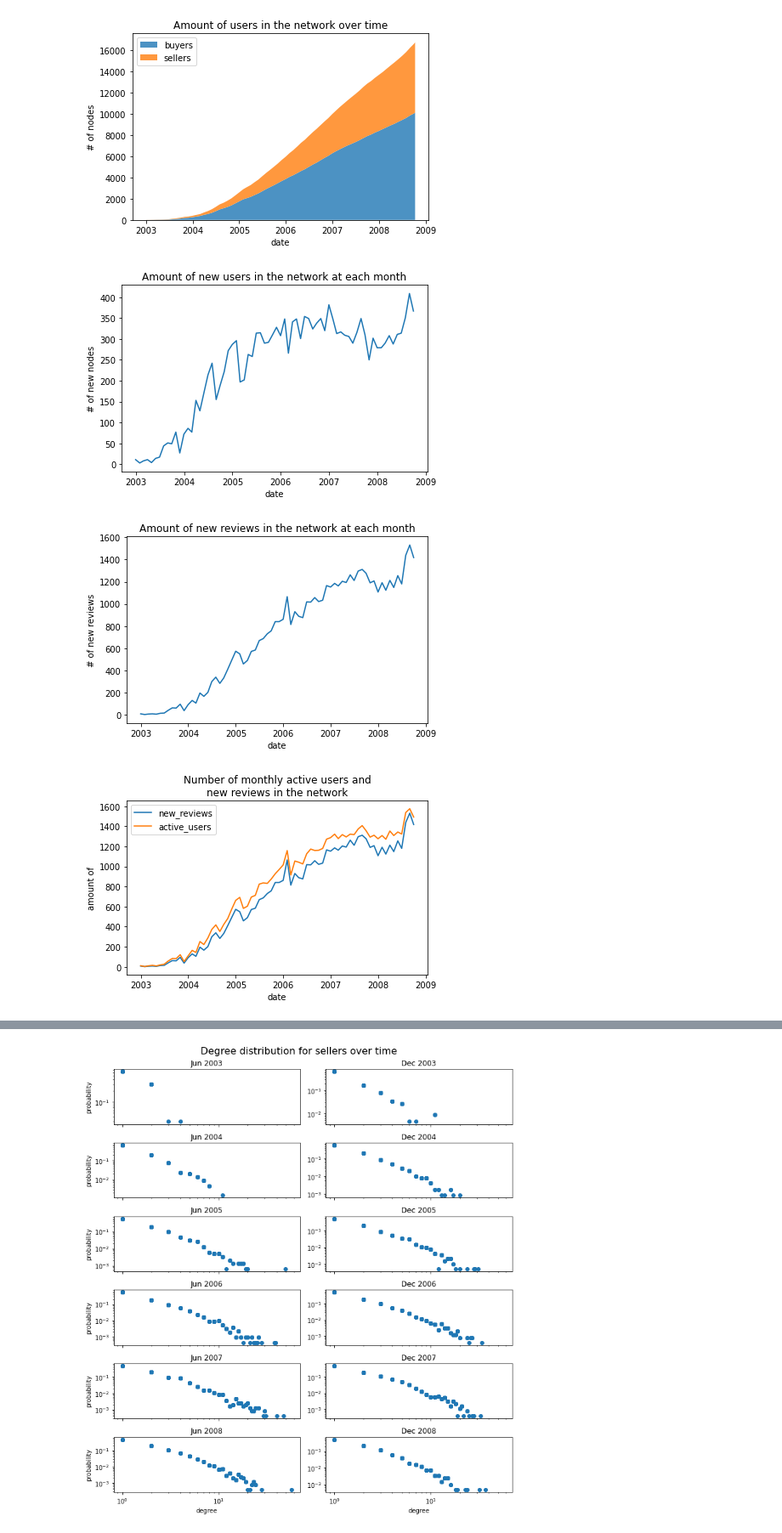
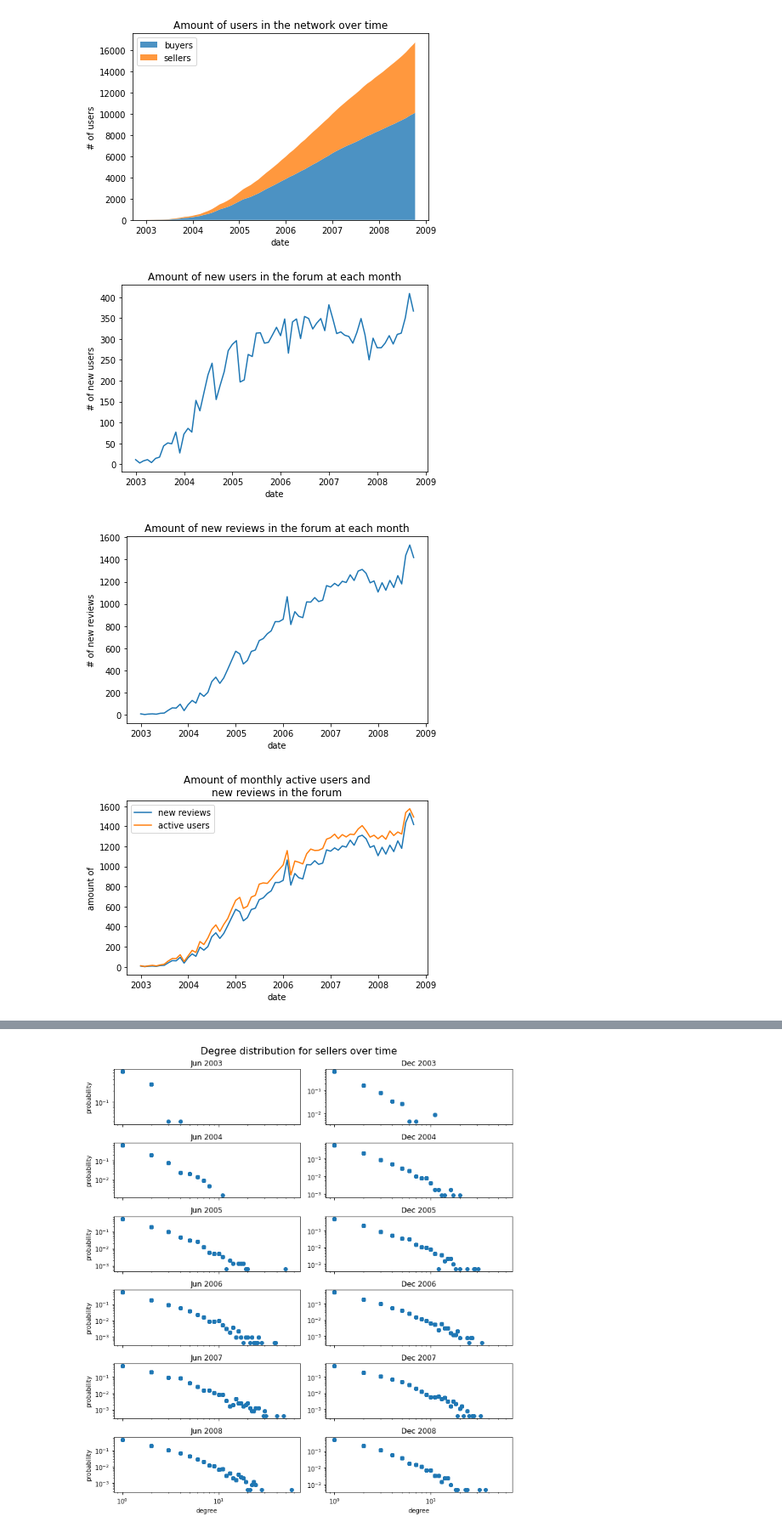
Before and after one commit to LukasDCode/Companionship-Network, a Jupyter notebook: src/over_time_analysis.ipynb, the cells around one changed output, grey strips where cells are left out. Shown: that part at 85% size. Saved outputs shown, nothing was run; the diff lists cells and outputs as text; code cells hidden in the pictures.

```diff
--- a/src/over_time_analysis.ipynb
+++ b/src/over_time_analysis.ipynb
@@ -216,33 +216,33 @@ def plot_line_graph(stats, title, xlabel, ylabel, file_name, log_y=False, invert
 # %%
 plot_line_graph(
     stats=stats['new_nodes'],
-    title='Amount of new users in the network at each month',
+    title='Amount of new users in the forum at each month',
     xlabel='date',
-    ylabel='# of new nodes',
+    ylabel='# of new users',
     file_name='monthly_new_nodes'
 )
 # %% [output]
-[figure, old version]
+[figure, new version]
 # %%
 plot_line_graph(
     stats=stats['new_edges'],
-    title='Amount of new reviews in the network at each month',
+    title='Amount of new reviews in the forum at each month',
     xlabel='date',
     ylabel='# of new reviews',
     file_name='monthly_new_edges'
 )
 # %% [output]
-[figure, old version]
+[figure, new version]
 # %%
 plot_line_graph(
-    stats=[(stats['new_edges'], 'new_reviews'), (stats['n_active_users'], 'active_users')],
-    title='Number of monthly active users and\nnew reviews in the network',
+    stats=[(stats['new_edges'], 'new reviews'), (stats['n_active_users'], 'active users')],
+    title='Amount of monthly active users and\nnew reviews in the forum',
     xlabel='date',
     ylabel='amount of',
     file_name='monthly_active_users_and_edges'
 )
 # %% [output]
-[figure, old version]
+[figure, new version]
 # %%
 plot_line_graph(
     stats=stats['avg_rating_monthly'],
```
Also changed, not shown: parts of 9 cells of this notebook.
